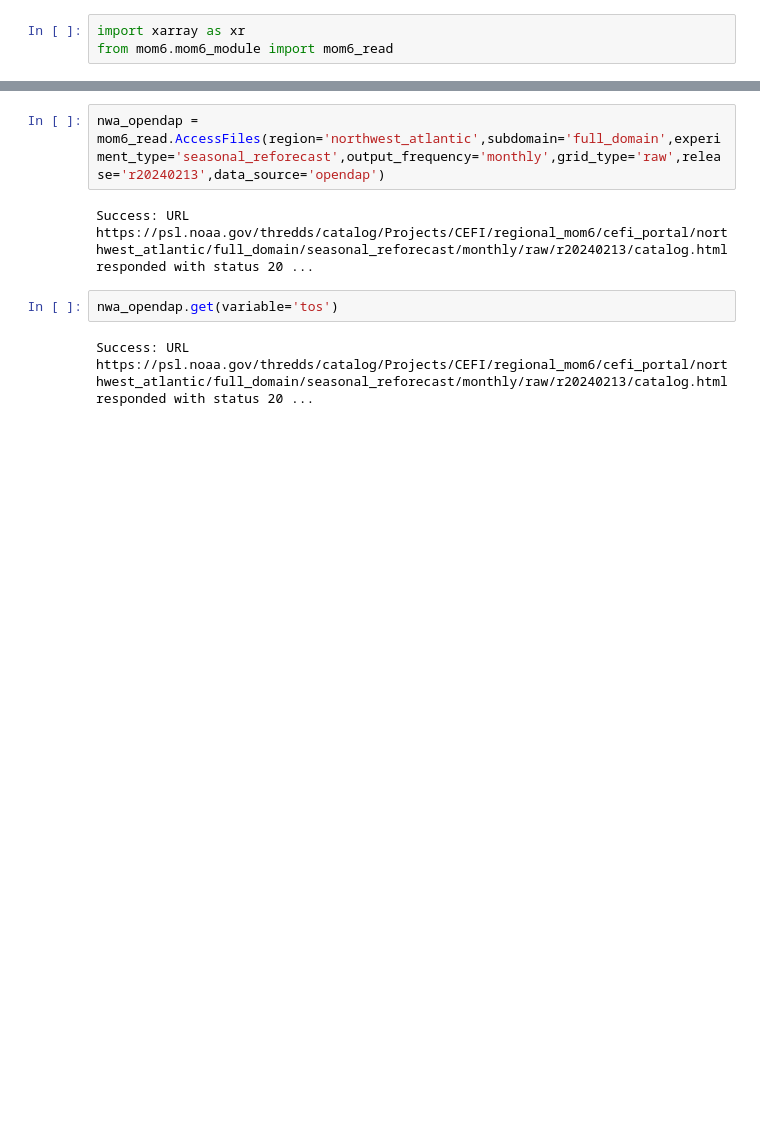
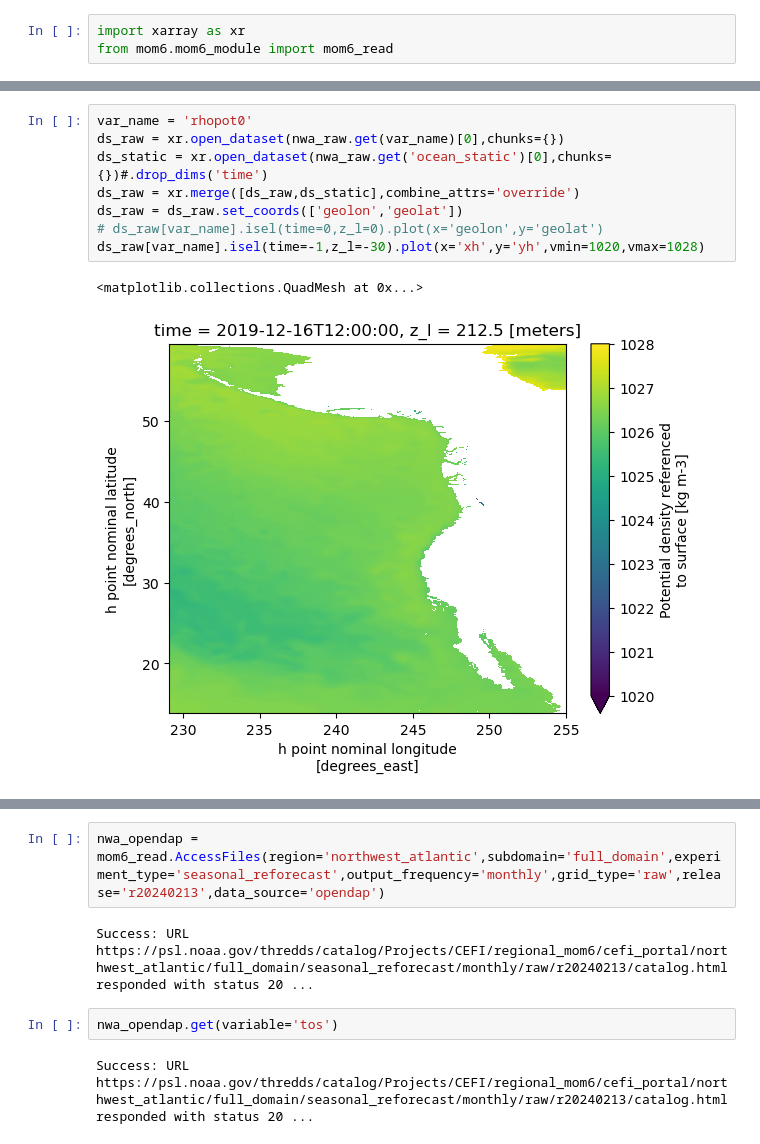
Before and after one commit to NOAA-CEFI-Portal/regional_mom6, a Jupyter notebook: mom6/notebook/test_module.ipynb, the cells around one changed output, grey strips where cells are left out. Drawn from its saved outputs; the diff is of its cells as text; blank space fills up the shorter version.

```diff
--- a/mom6/notebook/test_module.ipynb
+++ b/mom6/notebook/test_module.ipynb
@@ -7,0 +63,11 @@ from mom6.mom6_module import mom6_read
+# %%
+var_name = 'rhopot0'
+ds_raw = xr.open_dataset(nwa_raw.get(var_name)[0],chunks={})
+ds_static = xr.open_dataset(nwa_raw.get('ocean_static')[0],chunks={})#.drop_dims('time')
+ds_raw = xr.merge([ds_raw,ds_static],combine_attrs='override')
+ds_raw = ds_raw.set_coords(['geolon','geolat'])
+# ds_raw[var_name].isel(time=0,z_l=0).plot(x='geolon',y='geolat')
+ds_raw[var_name].isel(time=-1,z_l=-30).plot(x='xh',y='yh',vmin=1020,vmax=1028)
+# %% [output]
+<matplotlib.collections.QuadMesh at 0x...>
+[figure, added]
```
Also changed, not shown: parts of 18 cells of this notebook, 1 other file.
